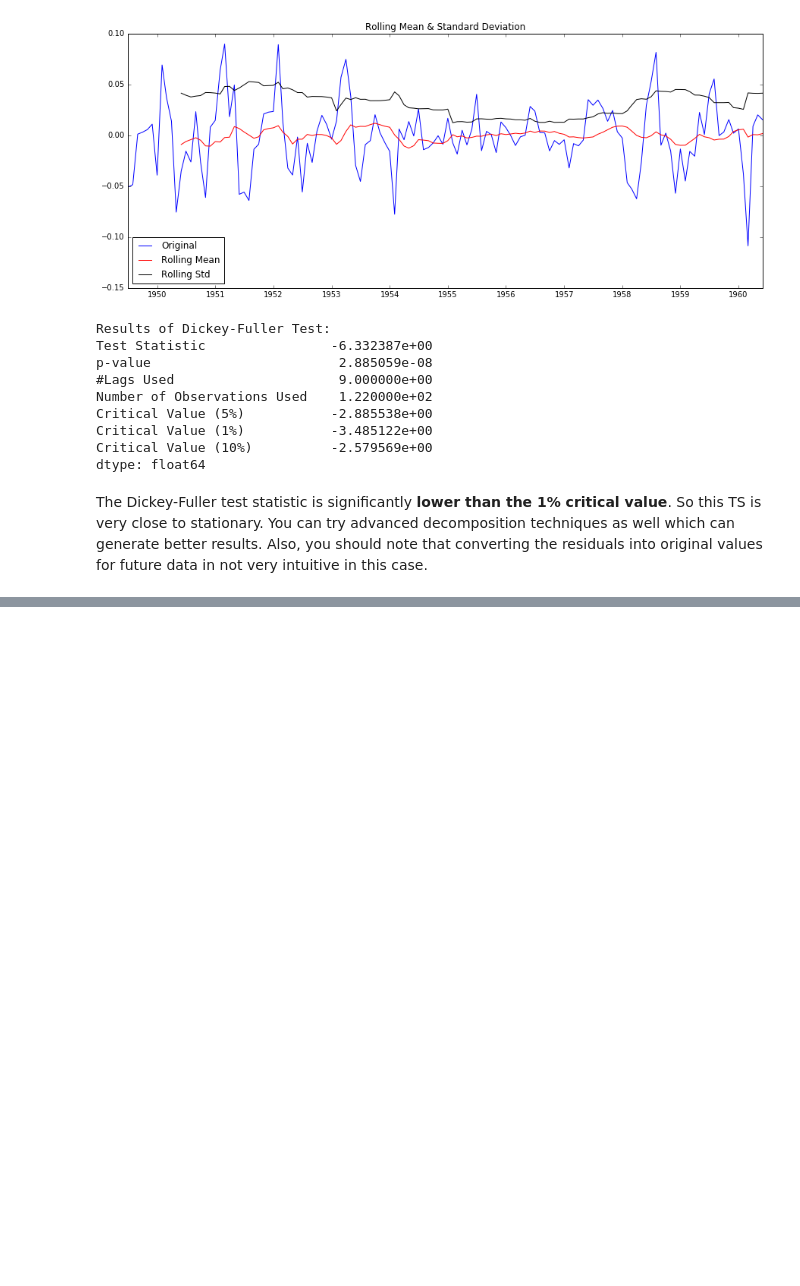
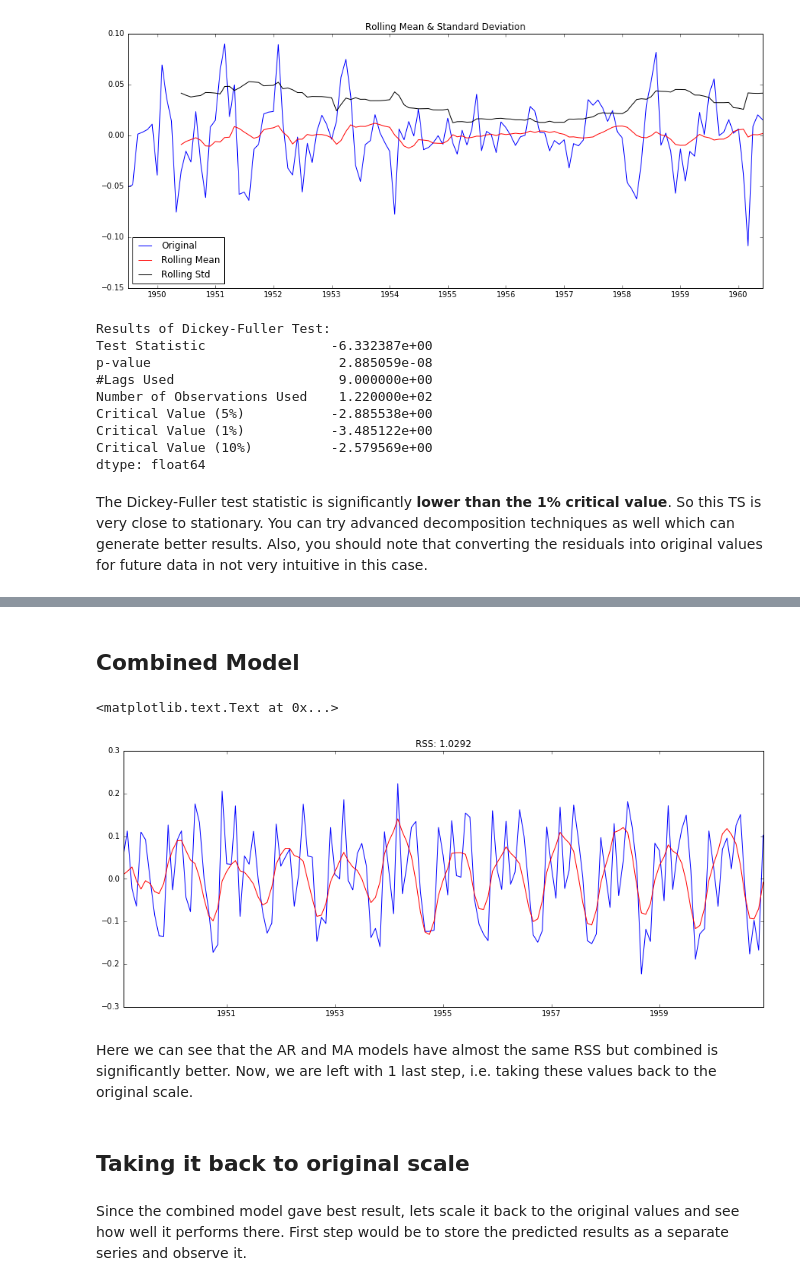
Before and after one commit to benjaminsw/timeseries_pandas, a Jupyter notebook: Time Series.ipynb, the cells around one changed output, grey strips where cells are left out. Saved outputs shown, nothing was run; the diff lists cells and outputs as text; code cells hidden in the pictures; blank space fills up the shorter version.

Commit message:
final updated time series

```diff
--- a/Time Series.ipynb
+++ b/Time Series.ipynb
@@ -410,0 +489,17 @@ The Dickey-Fuller test statistic is significantly **lower than the 1% critical v
+# %% [markdown]
+## Combined Model
+# %%
+model = ARIMA(ts_log, order=(2, 1, 2))
+results_ARIMA = model.fit(disp=-1)
+plt.plot(ts_log_diff)
+plt.plot(results_ARIMA.fittedvalues, color='red')
+plt.title('RSS: %.4f'% sum((results_ARIMA.fittedvalues-ts_log_diff)**2))
+# %% [output]
+<matplotlib.text.Text at 0x...>
+[figure, added]
+# %% [markdown]
+Here we can see that the AR and MA models have almost the same RSS but combined is significantly better. Now, we are left with 1 last step, i.e. taking these values back to the original scale.
+# %% [markdown]
+## Taking it back to original scale
+# %% [markdown]
+Since the combined model gave best result, lets scale it back to the original values and see how well it performs there. First step would be to store the predicted results as a separate series and observe it.
```
Also changed, not shown: parts of 16 cells of this notebook.
